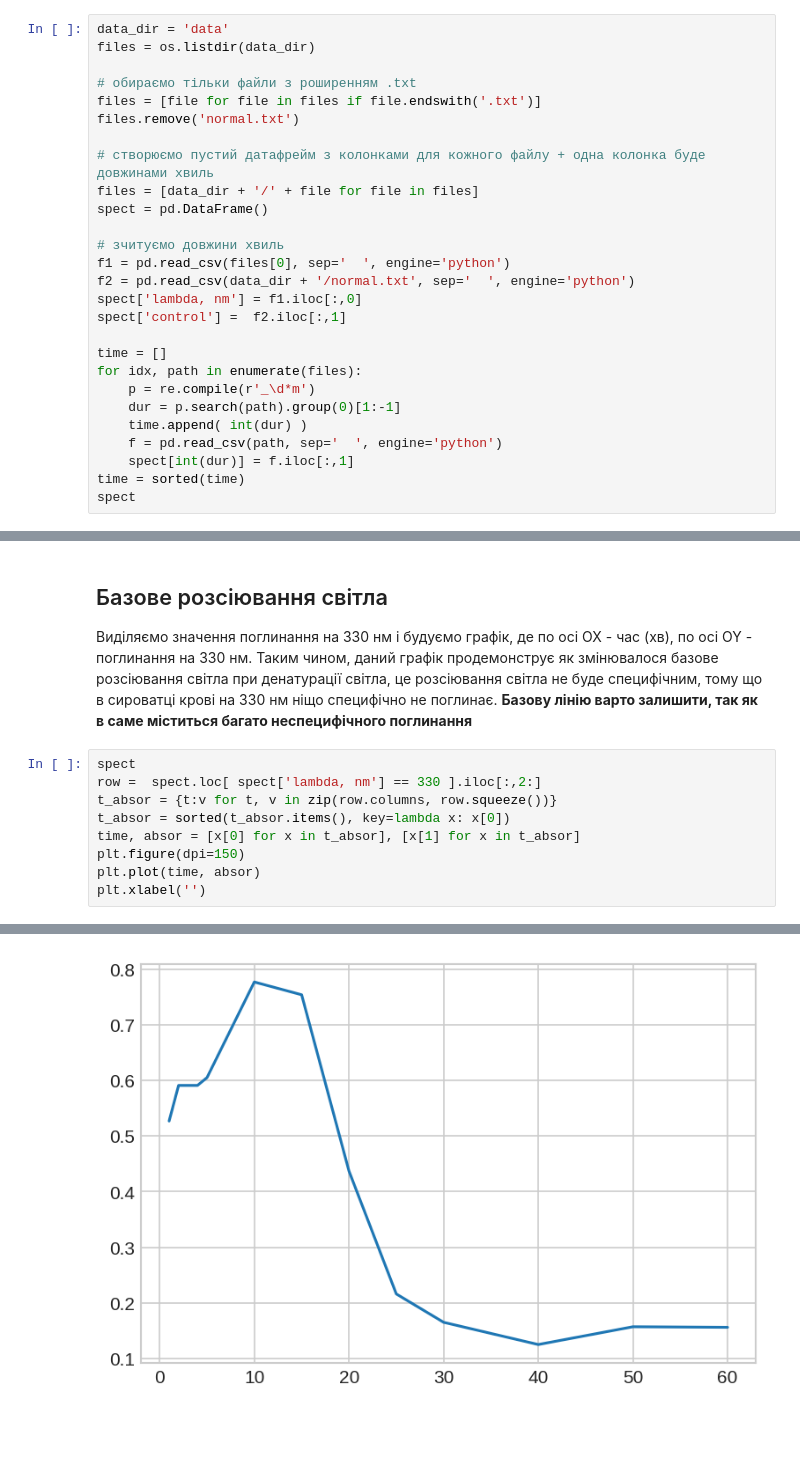
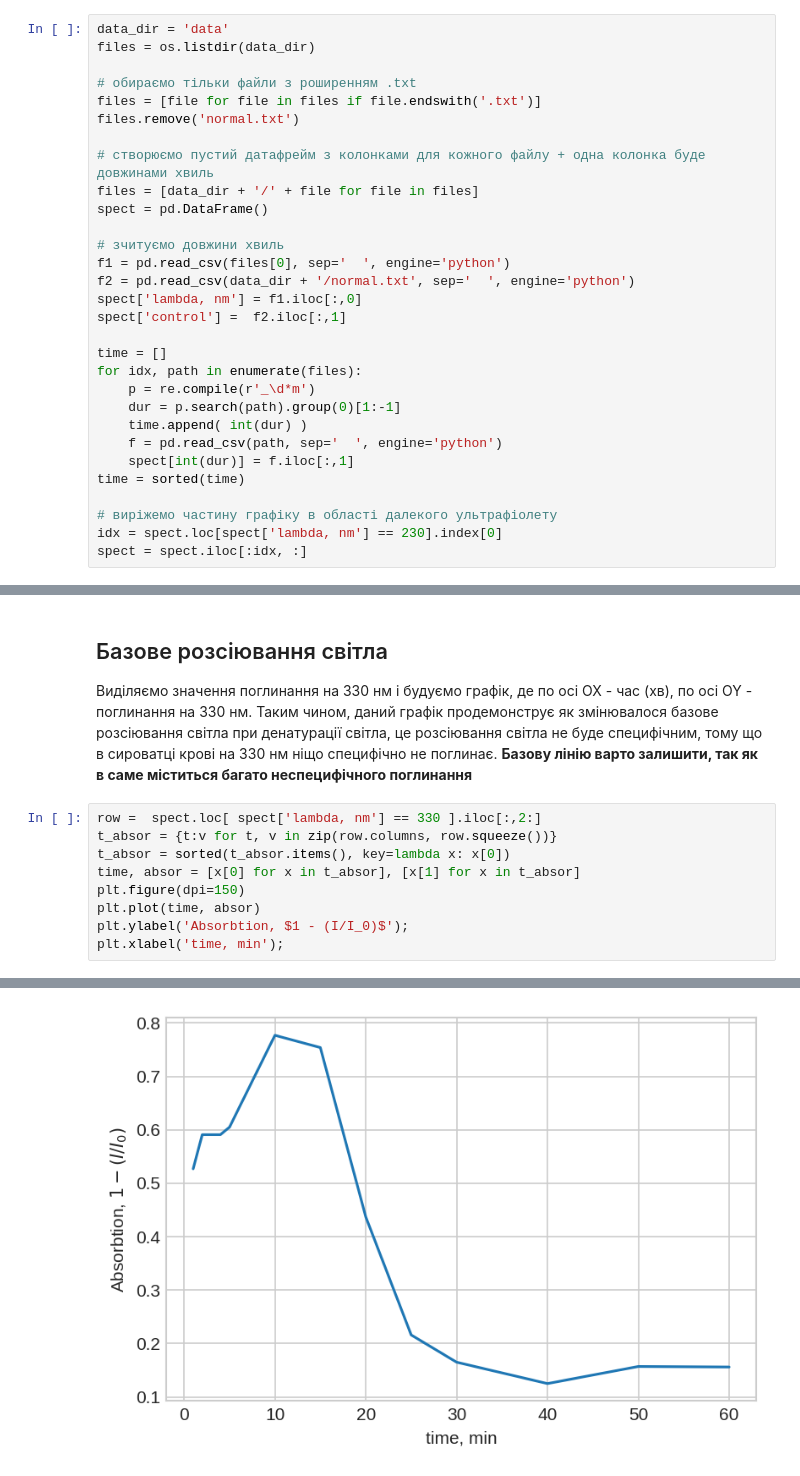
Before and after one commit to platycristate/BiophysicsLabs, a Jupyter notebook: denaturation/denaturation_analysis.ipynb, the cells around one changed output, grey strips where cells are left out. Cells and saved outputs as stored; diff of their text form; blank space fills up the shorter version.

```diff
--- a/denaturation/denaturation_analysis.ipynb
+++ b/denaturation/denaturation_analysis.ipynb
@@ -37,4 +37,7 @@ for idx, path in enumerate(files):
     f = pd.read_csv(path, sep='  ', engine='python')
     spect[int(dur)] = f.iloc[:,1]
 time = sorted(time)
-spect
+
+# виріжемо частину графіку в області далекого ультрафіолету
+idx = spect.loc[spect['lambda, nm'] == 230].index[0]
+spect = spect.iloc[:idx, :]
@@ -130,12 +120,12 @@ for i in time:
 Виділяємо значення поглинання на 330 нм і будуємо графік, де по осі OX - час (хв), по осі OY - поглинання на 330 нм. Таким чином, даний графік продемонструє як
 змінювалося базове розсіювання світла при денатурації світла, це розсіювання світла не буде специфічним, тому що в сироватці крові на 330 нм ніщо специфічно не поглинає. **Базову лінію варто залишити, так як в саме міститься багато неспецифічного поглинання**
 # %%
-spect
 row =  spect.loc[ spect['lambda, nm'] == 330 ].iloc[:,2:]
 t_absor = {t:v for t, v in zip(row.columns, row.squeeze())}
 t_absor = sorted(t_absor.items(), key=lambda x: x[0])
 time, absor = [x[0] for x in t_absor], [x[1] for x in t_absor]
 plt.figure(dpi=150)
 plt.plot(time, absor)
-plt.xlabel('')
+plt.ylabel('Absorbtion, $1 - (I/I_0)$');
+plt.xlabel('time, min');
 # %% [output]
@@ -143 +132 @@ plt.xlabel('')
-[figure, old version]
+[figure, new version]
```
Also changed, not shown: parts of 6 cells of this notebook.
